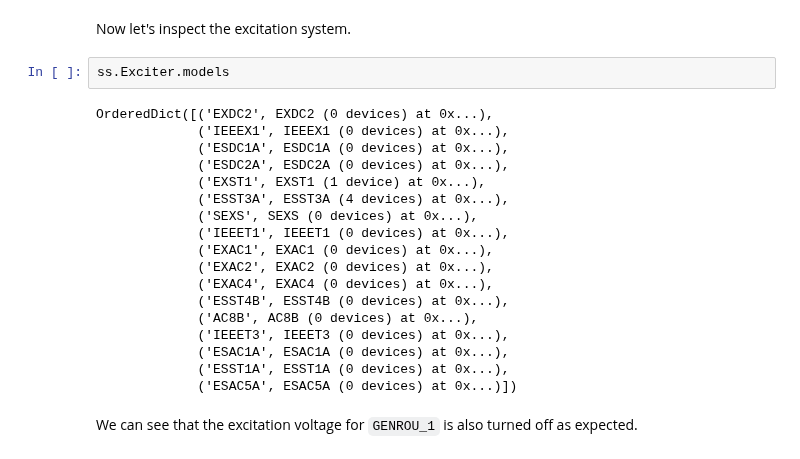
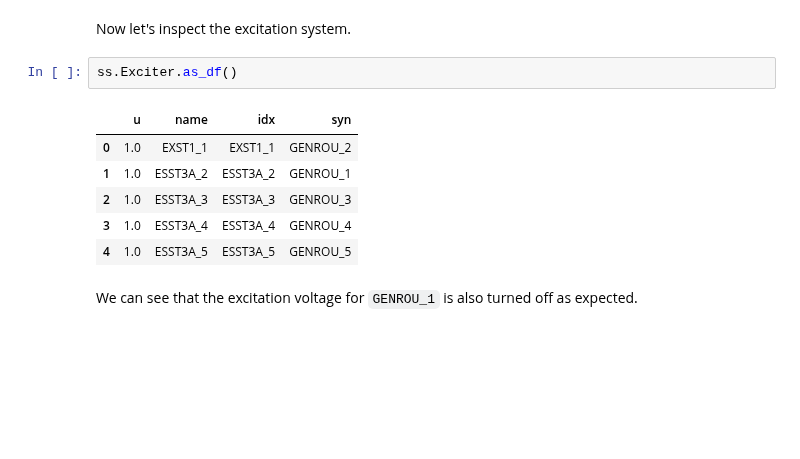
Before and after one commit to CURENT/andes, a Jupyter notebook: examples/demonstration/Replace_SynGen.ipynb, the cells around one changed output. Drawn from its saved outputs; the diff is of its cells as text; blank space fills up the shorter version.

```diff
--- a/examples/demonstration/Replace_SynGen.ipynb
+++ b/examples/demonstration/Replace_SynGen.ipynb
@@ -135,25 +135,14 @@ ss.TDS.plt.plot([ss.GENROU.Pe, ss.REGCV2.Pe])
 # %% [markdown]
 Now let's inspect the excitation system.
 # %%
-ss.Exciter.models
+ss.Exciter.as_df()
 # %% [output]
-OrderedDict([('EXDC2', EXDC2 (0 devices) at 0x...),
-             ('IEEEX1', IEEEX1 (0 devices) at 0x...),
-             ('ESDC1A', ESDC1A (0 devices) at 0x...),
-             ('ESDC2A', ESDC2A (0 devices) at 0x...),
-             ('EXST1', EXST1 (1 device) at 0x...),
-             ('ESST3A', ESST3A (4 devices) at 0x...),
-             ('SEXS', SEXS (0 devices) at 0x...),
-             ('IEEET1', IEEET1 (0 devices) at 0x...),
-             ('EXAC1', EXAC1 (0 devices) at 0x...),
-             ('EXAC2', EXAC2 (0 devices) at 0x...),
-             ('EXAC4', EXAC4 (0 devices) at 0x...),
-             ('ESST4B', ESST4B (0 devices) at 0x...),
-             ('AC8B', AC8B (0 devices) at 0x...),
-             ('IEEET3', IEEET3 (0 devices) at 0x...),
-             ('ESAC1A', ESAC1A (0 devices) at 0x...),
-             ('ESST1A', ESST1A (0 devices) at 0x...),
-             ('ESAC5A', ESAC5A (0 devices) at 0x...)])
+|  | u | name | idx | syn |
+| 0 | 1.0 | EXST1_1 | EXST1_1 | GENROU_2 |
+| 1 | 1.0 | ESST3A_2 | ESST3A_2 | GENROU_1 |
+| 2 | 1.0 | ESST3A_3 | ESST3A_3 | GENROU_3 |
+| 3 | 1.0 | ESST3A_4 | ESST3A_4 | GENROU_4 |
+| 4 | 1.0 | ESST3A_5 | ESST3A_5 | GENROU_5 |
 # %% [markdown]
 We can see that the excitation voltage for `GENROU_1` is also turned off as expected.
 # %%
```
Also changed, not shown: parts of 5 cells of this notebook.
